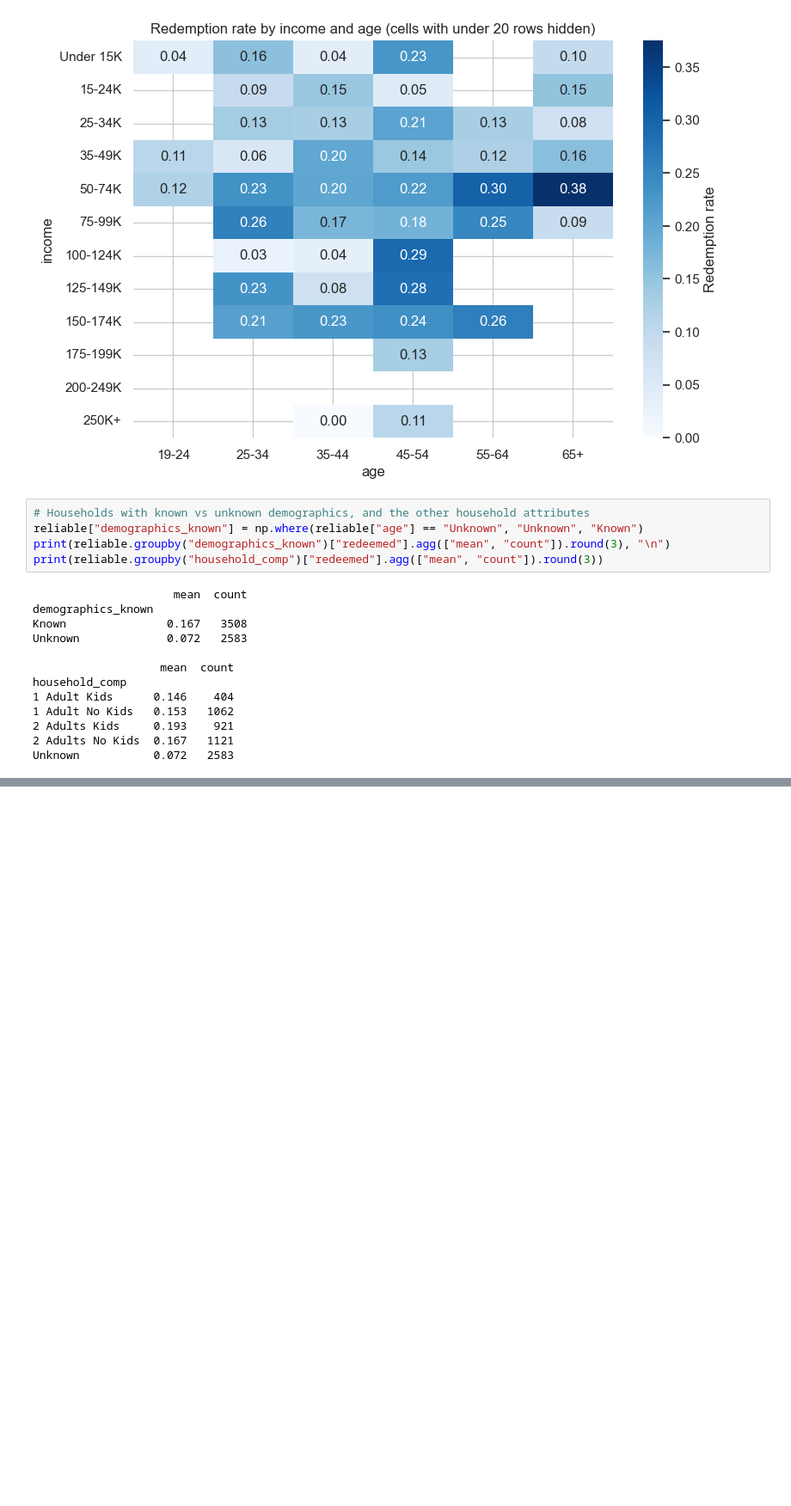
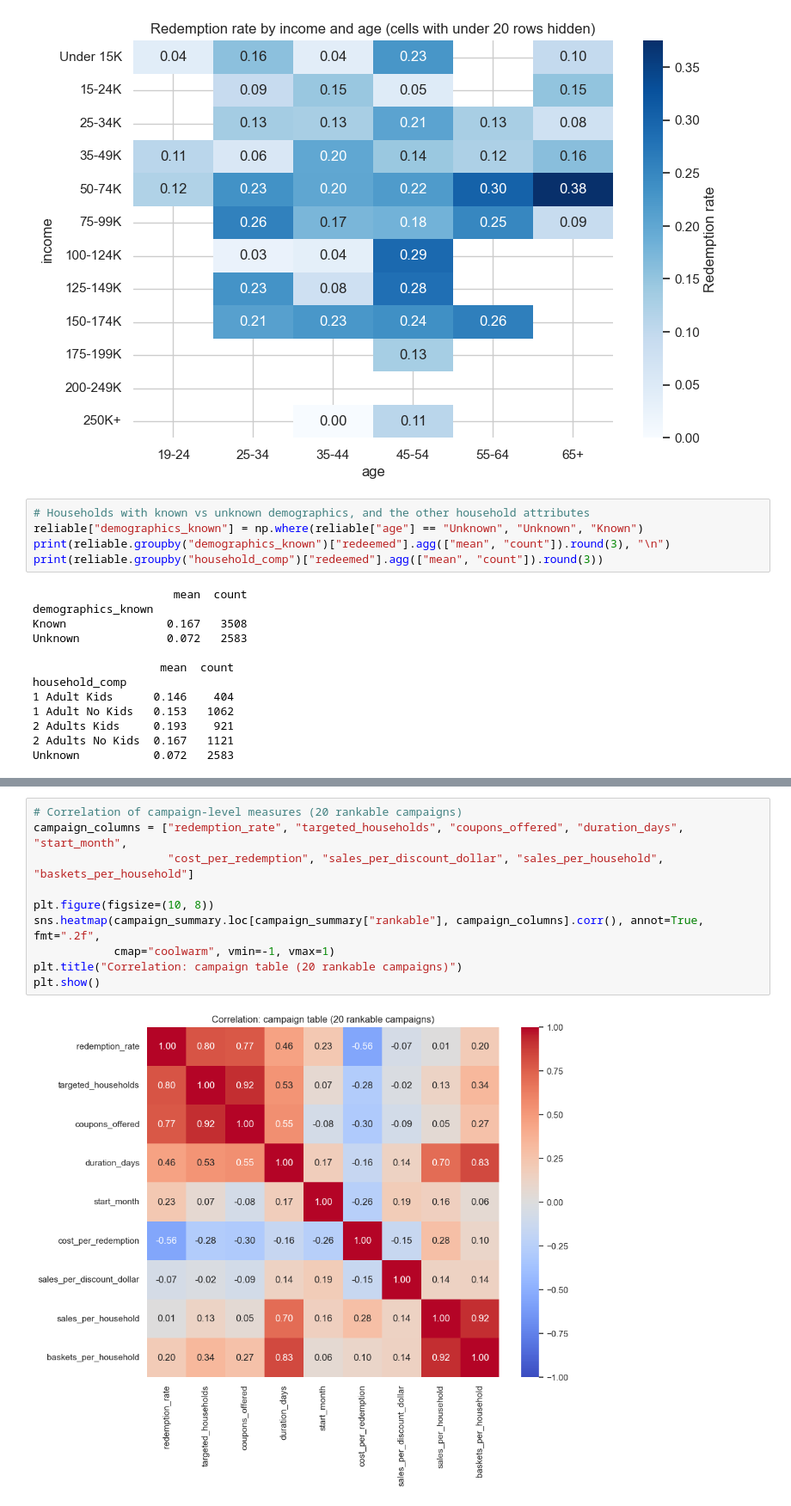
Before and after one commit to suhaivmansingh/Marketing_Campaign_Analysis, a Jupyter notebook: Marketing_Campaign_Analysis.ipynb, the cells around one changed output, grey strips where cells are left out. Shown at 86% size. Drawn from its saved outputs; the diff is of its cells as text; blank space fills up the shorter version.

```diff
--- a/Marketing_Campaign_Analysis.ipynb
+++ b/Marketing_Campaign_Analysis.ipynb
@@ -848,0 +863,12 @@ Unknown           0.072   2583
+# %%
+# Correlation of campaign-level measures (20 rankable campaigns)
+campaign_columns = ["redemption_rate", "targeted_households", "coupons_offered", "duration_days", "start_month",
+                    "cost_per_redemption", "sales_per_discount_dollar", "sales_per_household", "baskets_per_household"]
+
+plt.figure(figsize=(10, 8))
+sns.heatmap(campaign_summary.loc[campaign_summary["rankable"], campaign_columns].corr(), annot=True, fmt=".2f",
+            cmap="coolwarm", vmin=-1, vmax=1)
+plt.title("Correlation: campaign table (20 rankable campaigns)")
+plt.show()
+# %% [output]
+[figure, added]
```
Also changed, not shown: parts of 8 cells of this notebook.
